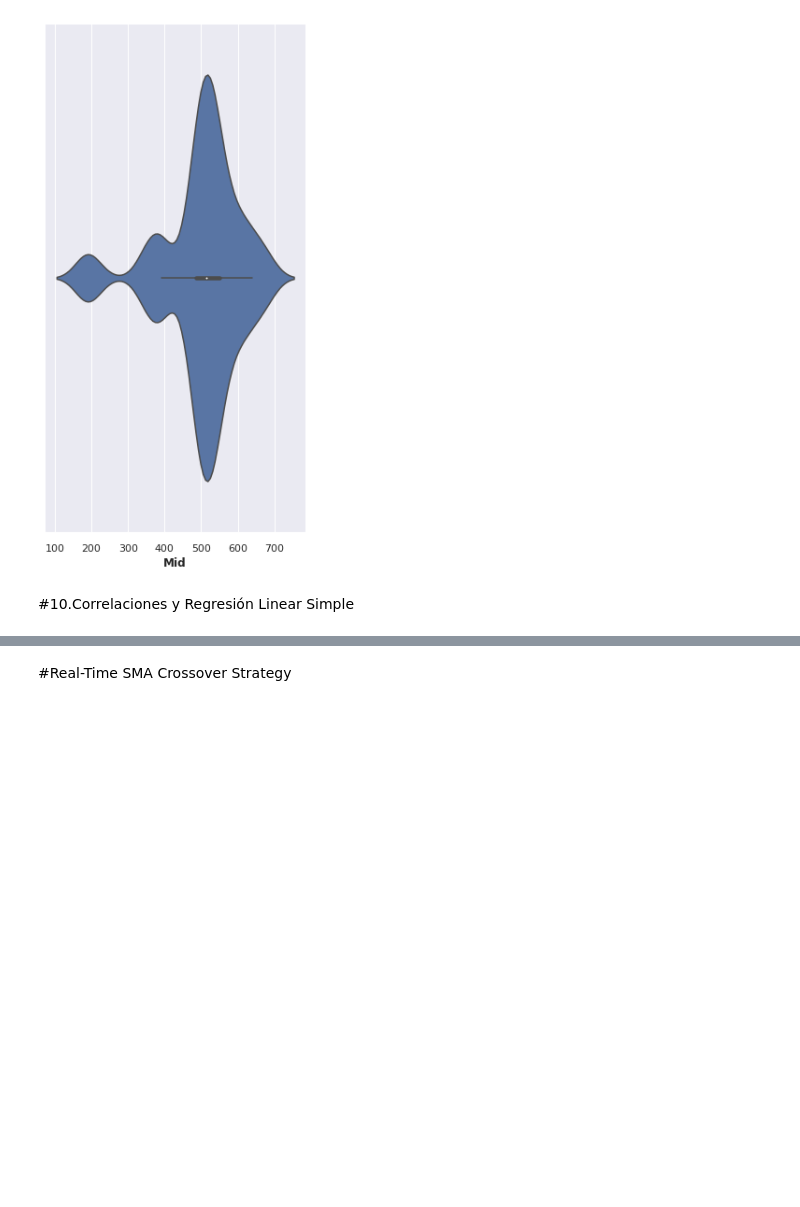
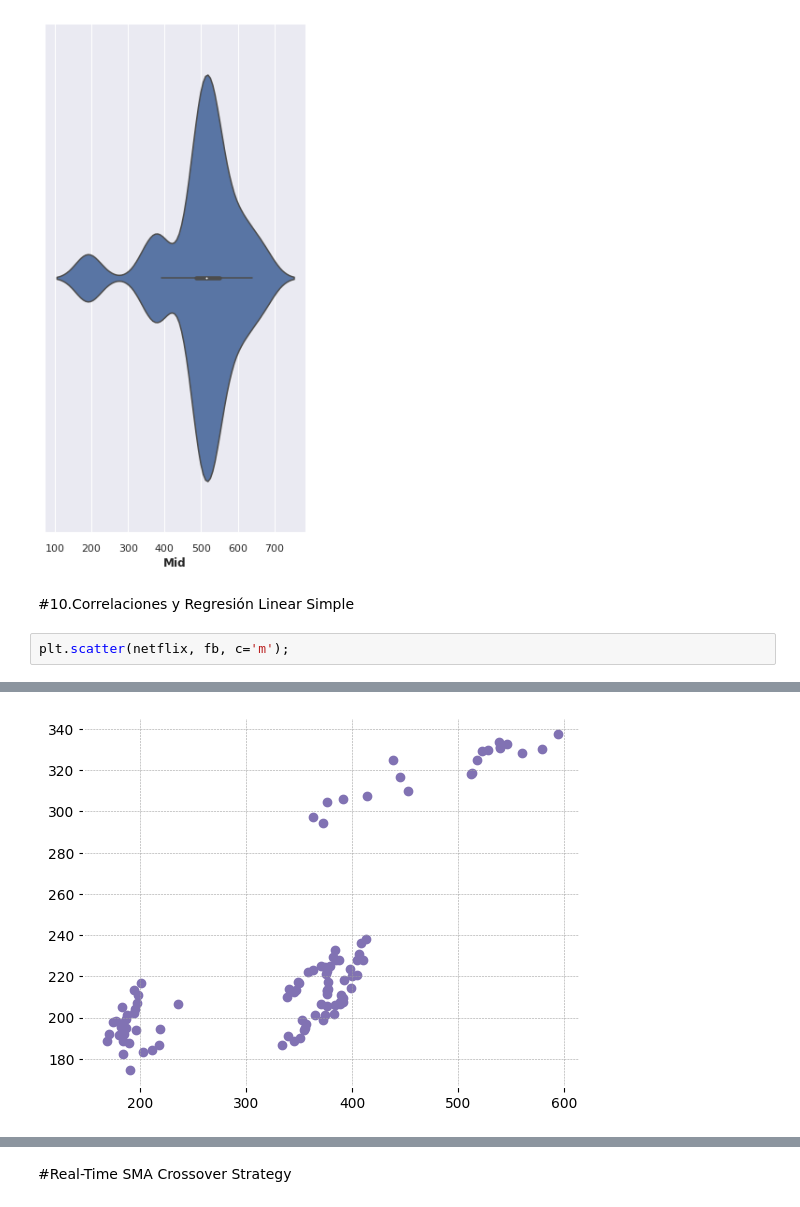
Before and after one commit to calosos/py_resumenes_codigos, a Jupyter notebook: Trading_analysis.ipynb, the cells around one changed output, grey strips where cells are left out. Drawn from its saved outputs; the diff is of its cells as text; blank space fills up the shorter version.

```diff
--- a/Trading_analysis.ipynb
+++ b/Trading_analysis.ipynb
@@ -638,3 +601,6 @@ sns.violinplot(data=candles_bid, x='Mid');
 [figure]
 # %% [markdown]
 #10.Correlaciones y Regresión Linear Simple
+# %%
+plt.scatter(netflix, fb, c='m');
+# %% [output]
@@ -640,0 +609 @@ sns.violinplot(data=candles_bid, x='Mid');
+[figure, added]
```
Also changed, not shown: parts of 35 cells of this notebook.
